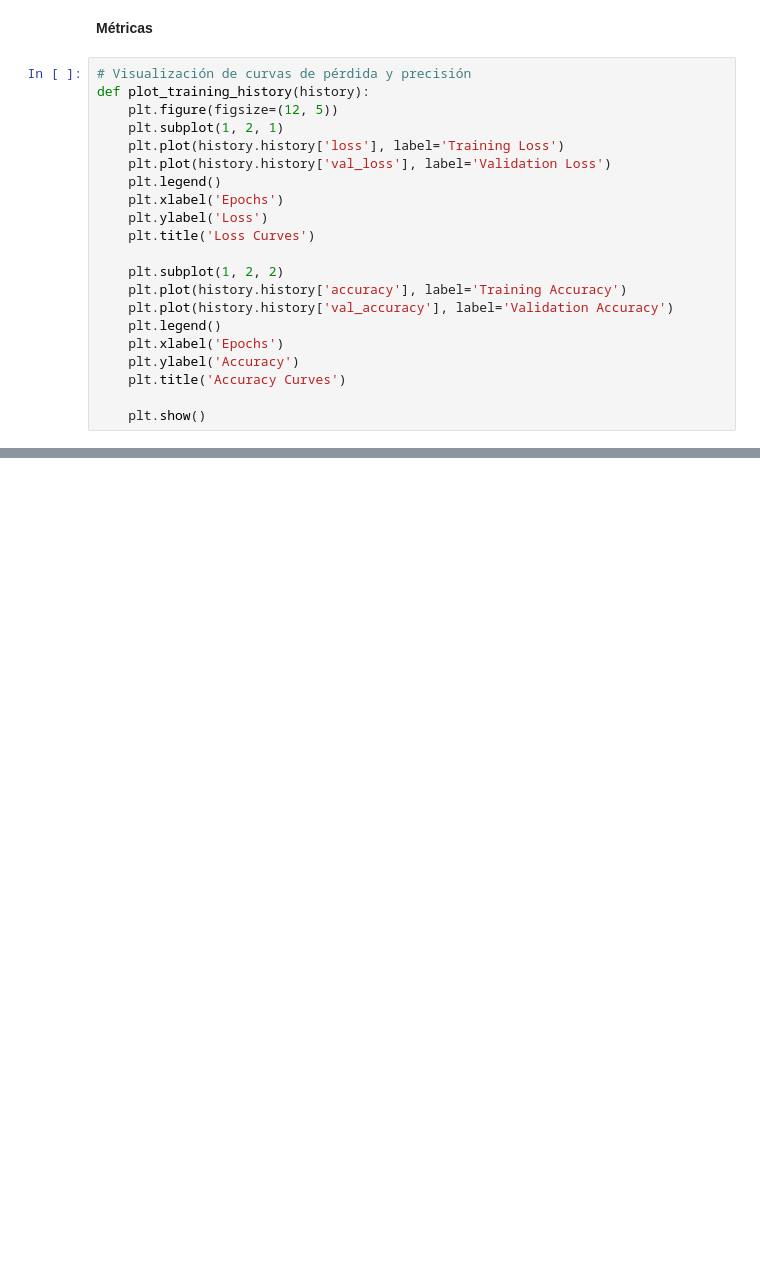
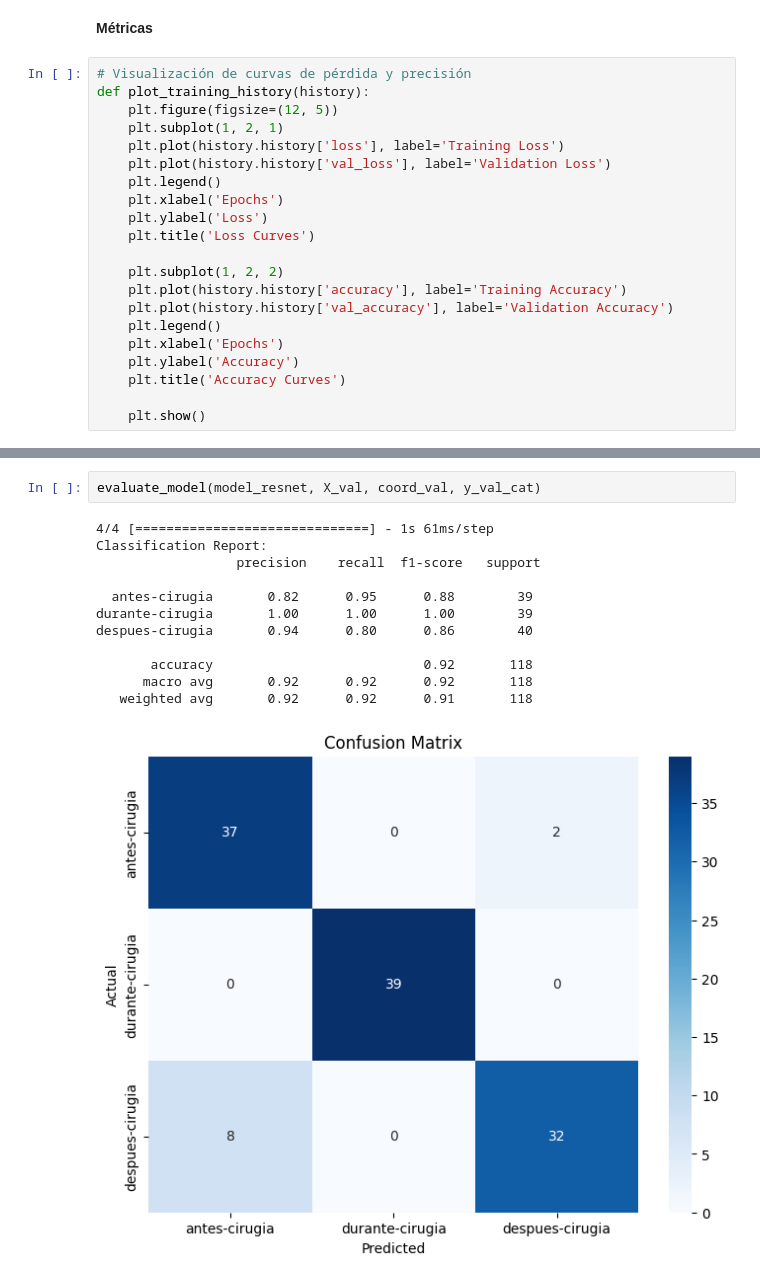
Before and after one commit to AndreaCTS/Transfer_learning, a Jupyter notebook: load_data.ipynb, the cells around one changed output, grey strips where cells are left out. Cells and saved outputs as stored; diff of their text form; blank space fills up the shorter version.

```diff
--- a/load_data.ipynb
+++ b/load_data.ipynb
@@ -801,0 +875,15 @@ from sklearn.model_selection import cross_val_score
+# %%
+evaluate_model(model_resnet, X_val, coord_val, y_val_cat)
+# %% [output]
+4/4 [==============================] - 1s 61ms/step
+Classification Report:
+                  precision    recall  f1-score   support
+
+  antes-cirugia       0.82      0.95      0.88        39
+durante-cirugia       1.00      1.00      1.00        39
+despues-cirugia       0.94      0.80      0.86        40
+
+       accuracy                           0.92       118
+      macro avg       0.92      0.92      0.92       118
+   weighted avg       0.92      0.92      0.91       118
+[figure, added]
```
Also changed, not shown: parts of 32 cells of this notebook, 2 other files.
